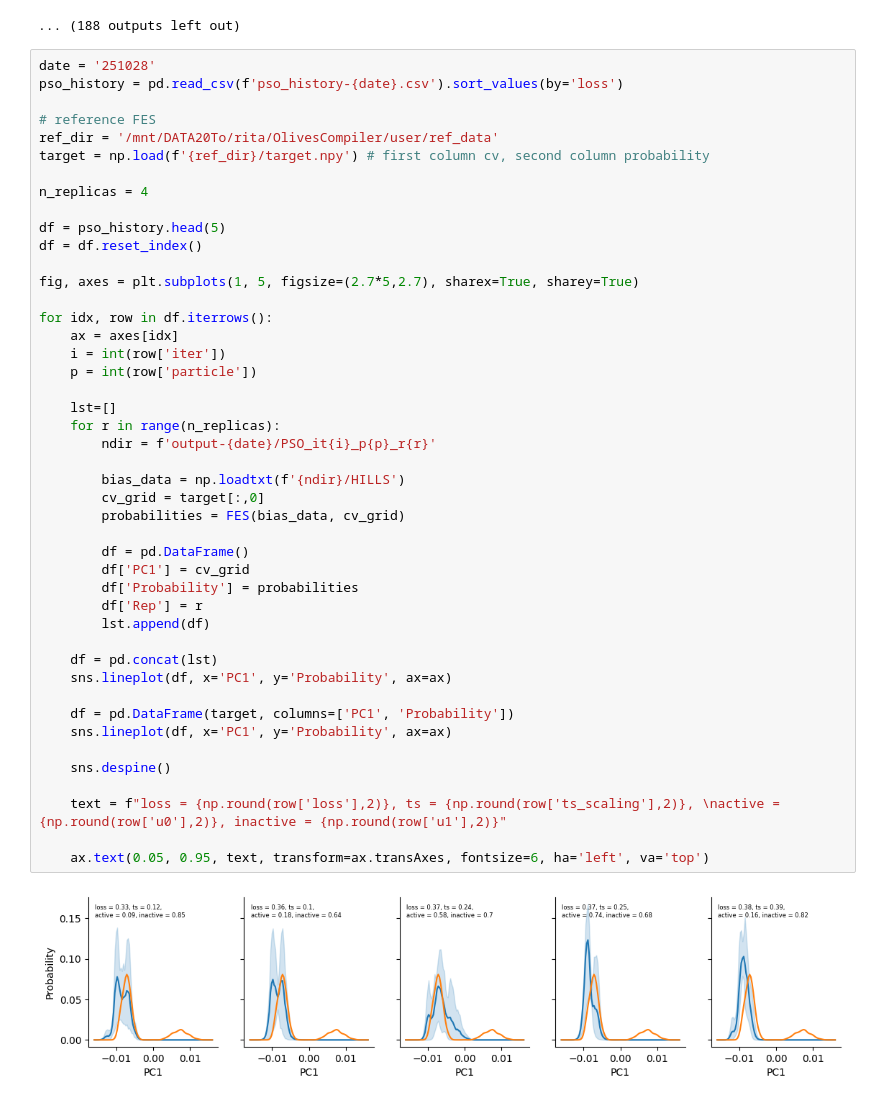
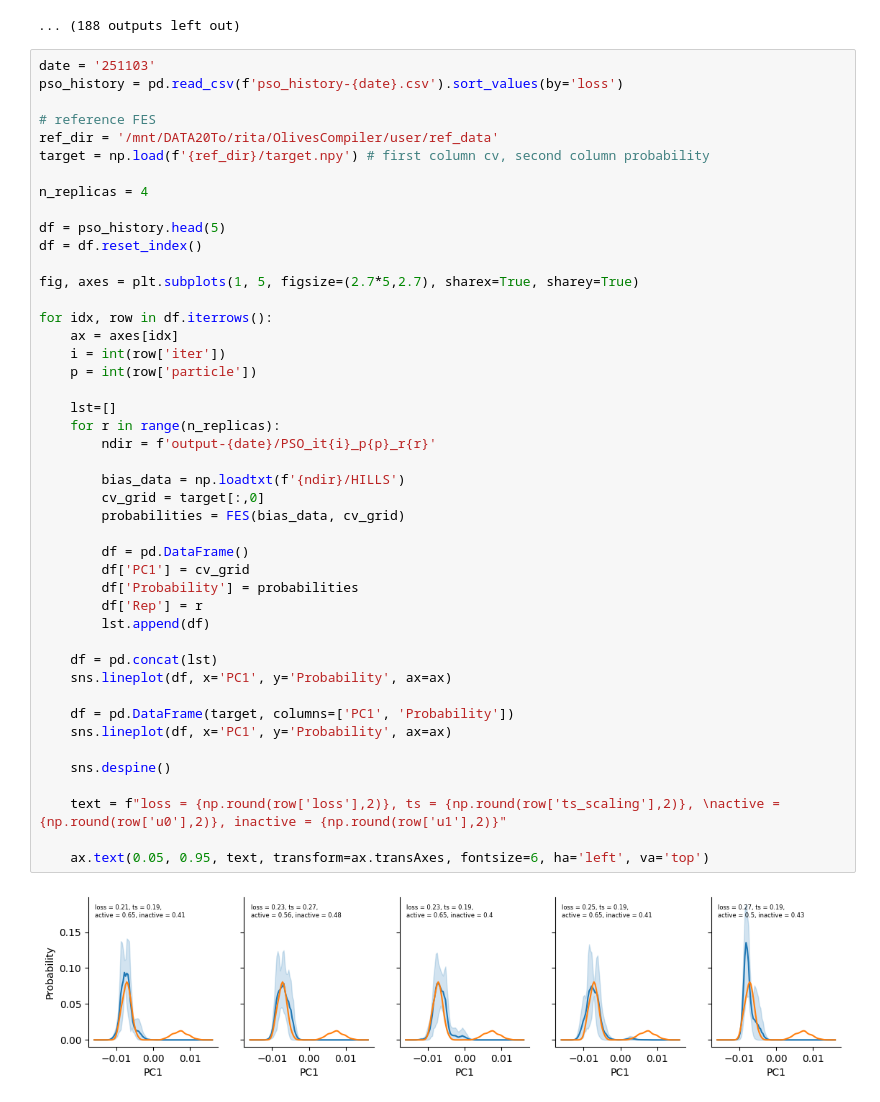
Before and after one commit to Rita-Ann-Roessner/OlivesCompiler, a Jupyter notebook: Monitor.ipynb, the cells around one changed output. Cells and saved outputs as stored; diff of their text form.

```diff
--- a/Monitor.ipynb
+++ b/Monitor.ipynb
@@ -464,7 +473,7 @@ PLUMED:                                               Cycles        Total      A
 PLUMED:                                                    1     0.000262     0.000262     0.000262     0.000262
 ... (188 outputs left out)
 # %%
-date = '251028'
+date = '251103'
 pso_history = pd.read_csv(f'pso_history-{date}.csv').sort_values(by='loss')
 
 # reference FES
@@ -482,31 +491,31 @@ for idx, row in df.iterrows():
     ax = axes[idx]
     i = int(row['iter'])
     p = int(row['particle'])
 
     lst=[]
     for r in range(n_replicas):
         ndir = f'output-{date}/PSO_it{i}_p{p}_r{r}'
 
         bias_data = np.loadtxt(f'{ndir}/HILLS')
         cv_grid = target[:,0]
         probabilities = FES(bias_data, cv_grid)
 
         df = pd.DataFrame()
         df['PC1'] = cv_grid
         df['Probability'] = probabilities
         df['Rep'] = r
         lst.append(df)
 
     df = pd.concat(lst)
     sns.lineplot(df, x='PC1', y='Probability', ax=ax)
 
     df = pd.DataFrame(target, columns=['PC1', 'Probability'])
     sns.lineplot(df, x='PC1', y='Probability', ax=ax)
 
     sns.despine()
 
     text = f"loss = {np.round(row['loss'],2)}, ts = {np.round(row['ts_scaling'],2)}, \nactive = {np.round(row['u0'],2)}, inactive = {np.round(row['u1'],2)}"
 
     ax.text(0.05, 0.95, text, transform=ax.transAxes, fontsize=6, ha='left', va='top')
 # %% [output]
-[figure, old version]
+[figure, new version]
```
Also changed, not shown: parts of 4 cells of this notebook, 21 other files.
